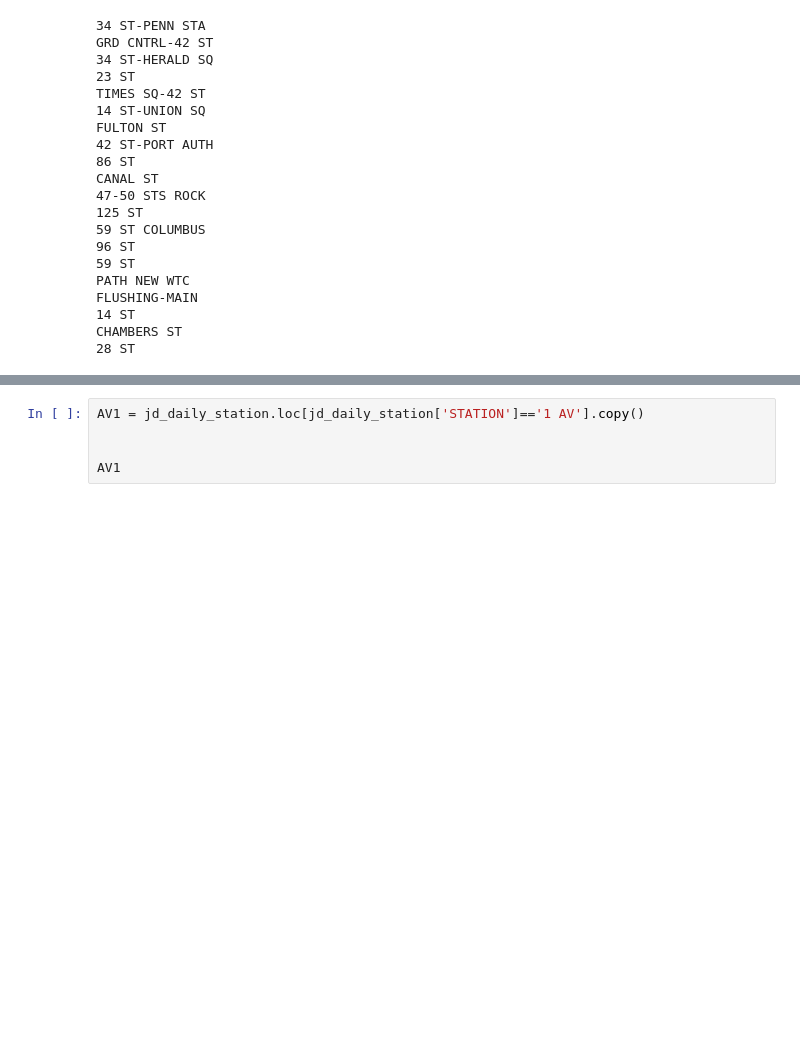
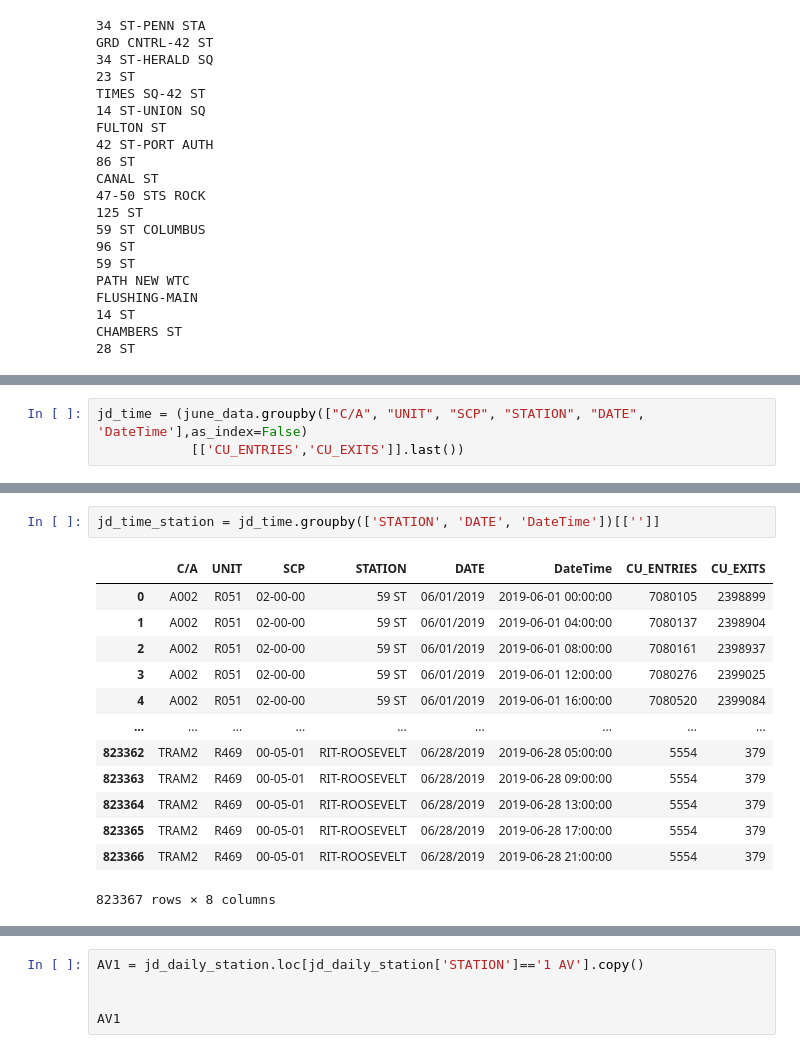
Before and after one commit to mattsegall/MTA-Project1, a Jupyter notebook: Nathaniel Exploration.ipynb, the cells around one changed output, grey strips where cells are left out. Drawn from its saved outputs; the diff is of its cells as text; blank space fills up the shorter version.

```diff
--- a/Nathaniel Exploration.ipynb
+++ b/Nathaniel Exploration.ipynb
@@ -185,0 +168,3 @@ CHAMBERS ST
+# %%
+jd_time = (june_data.groupby(["C/A", "UNIT", "SCP", "STATION", "DATE", 'DateTime'],as_index=False)
+            [['CU_ENTRIES','CU_EXITS']].last())
@@ -185,0 +246,16 @@ CHAMBERS ST
+# %%
+jd_time_station = jd_time.groupby(['STATION', 'DATE', 'DateTime'])[['']]
+# %% [output]
+|  | C/A | UNIT | SCP | STATION | DATE | DateTime | CU_ENTRIES | CU_EXITS |
+| 0 | A002 | R051 | 02-00-00 | 59 ST | 06/01/2019 | 2019-06-01 00:00:00 | 7080105 | 2398899 |
+| 1 | A002 | R051 | 02-00-00 | 59 ST | 06/01/2019 | 2019-06-01 04:00:00 | 7080137 | 2398904 |
+| 2 | A002 | R051 | 02-00-00 | 59 ST | 06/01/2019 | 2019-06-01 08:00:00 | 7080161 | 2398937 |
+| 3 | A002 | R051 | 02-00-00 | 59 ST | 06/01/2019 | 2019-06-01 12:00:00 | 7080276 | 2399025 |
+| 4 | A002 | R051 | 02-00-00 | 59 ST | 06/01/2019 | 2019-06-01 16:00:00 | 7080520 | 2399084 |
+| ... | ... | ... | ... | ... | ... | ... | ... | ... |
+| 823362 | TRAM2 | R469 | 00-05-01 | RIT-ROOSEVELT | 06/28/2019 | 2019-06-28 05:00:00 | 5554 | 379 |
+| 823363 | TRAM2 | R469 | 00-05-01 | RIT-ROOSEVELT | 06/28/2019 | 2019-06-28 09:00:00 | 5554 | 379 |
+| 823364 | TRAM2 | R469 | 00-05-01 | RIT-ROOSEVELT | 06/28/2019 | 2019-06-28 13:00:00 | 5554 | 379 |
+| 823365 | TRAM2 | R469 | 00-05-01 | RIT-ROOSEVELT | 06/28/2019 | 2019-06-28 17:00:00 | 5554 | 379 |
+| 823366 | TRAM2 | R469 | 00-05-01 | RIT-ROOSEVELT | 06/28/2019 | 2019-06-28 21:00:00 | 5554 | 379 |
+823367 rows × 8 columns
```
Also changed, not shown: parts of 14 cells of this notebook.
